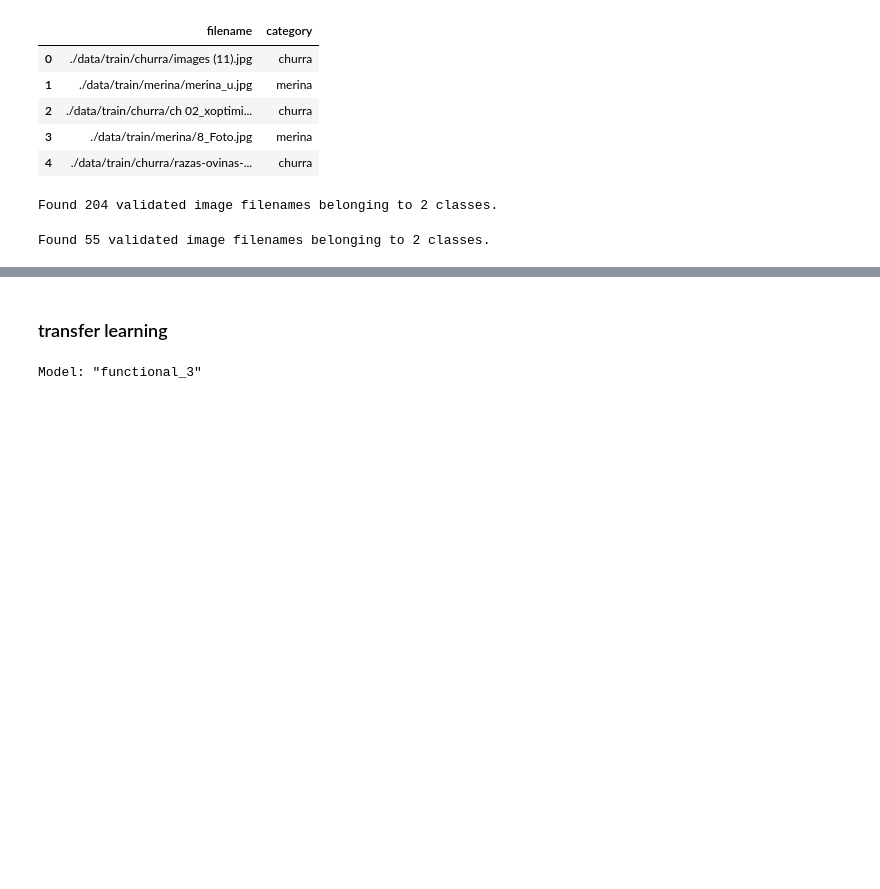
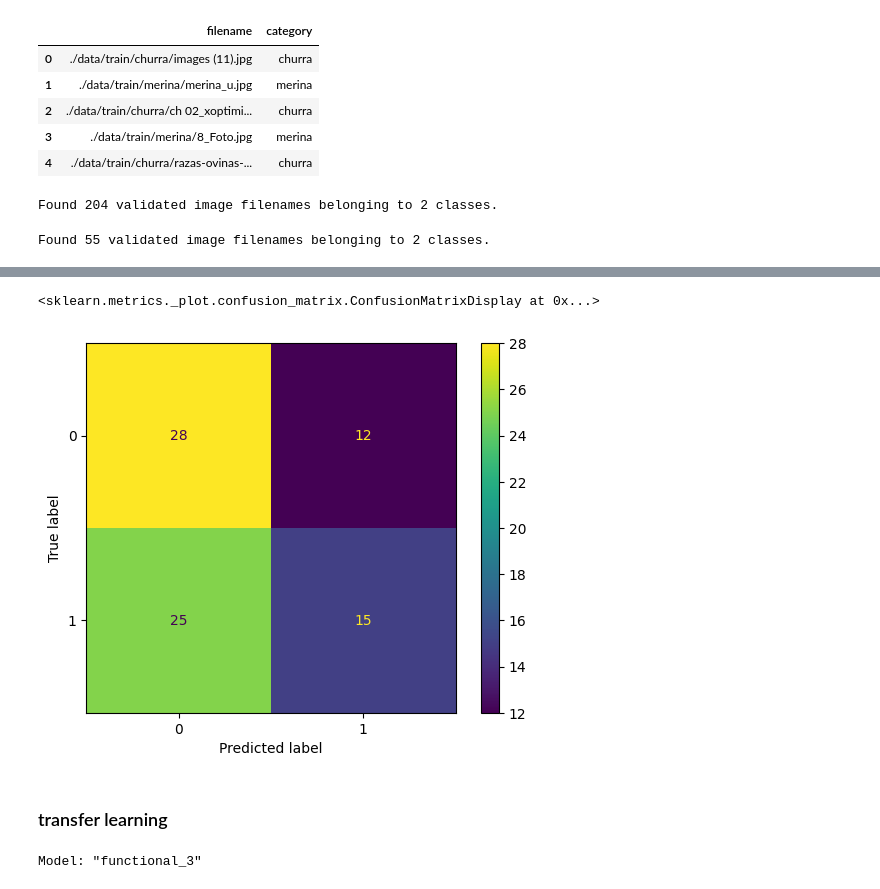
Before and after one commit to njisly/online_ds_thebridge_Nur, a Jupyter notebook: Projects/ML/01_proceso.ipynb, the cells around one changed output, grey strips where cells are left out. Cells and saved outputs as stored; diff of their text form; code cells hidden in the pictures; blank space fills up the shorter version.

```diff
--- a/Projects/ML/01_proceso.ipynb
+++ b/Projects/ML/01_proceso.ipynb
@@ -327,0 +381,3 @@ test loss, test acc: [0.7425431609153748, 0.574999988079071]
+# %%
+predictions = model.predict(X_test)
+y_pred = (predictions > 0.5).astype(int)
@@ -328,3 +417,8 @@ test loss, test acc: [0.7425431609153748, 0.574999988079071]
+# %%
+ConfusionMatrixDisplay.from_predictions(y_test_num,y_pred)
+# %% [output]
+<sklearn.metrics._plot.confusion_matrix.ConfusionMatrixDisplay at 0x...>
+[figure, added]
 # %% [markdown]
 ### transfer learning
 # %%
```
Also changed, not shown: parts of 24 cells of this notebook, 6 other files.
